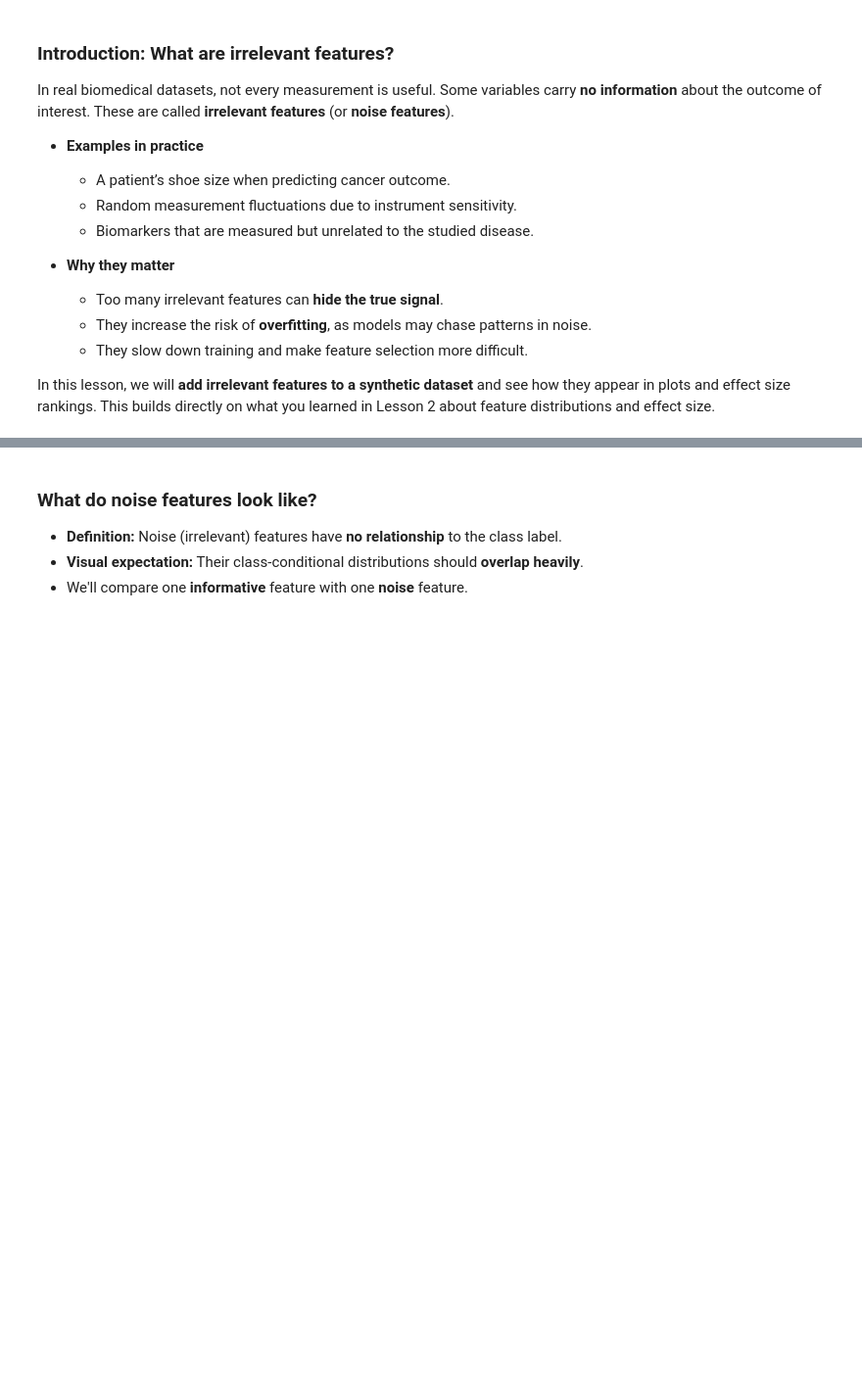
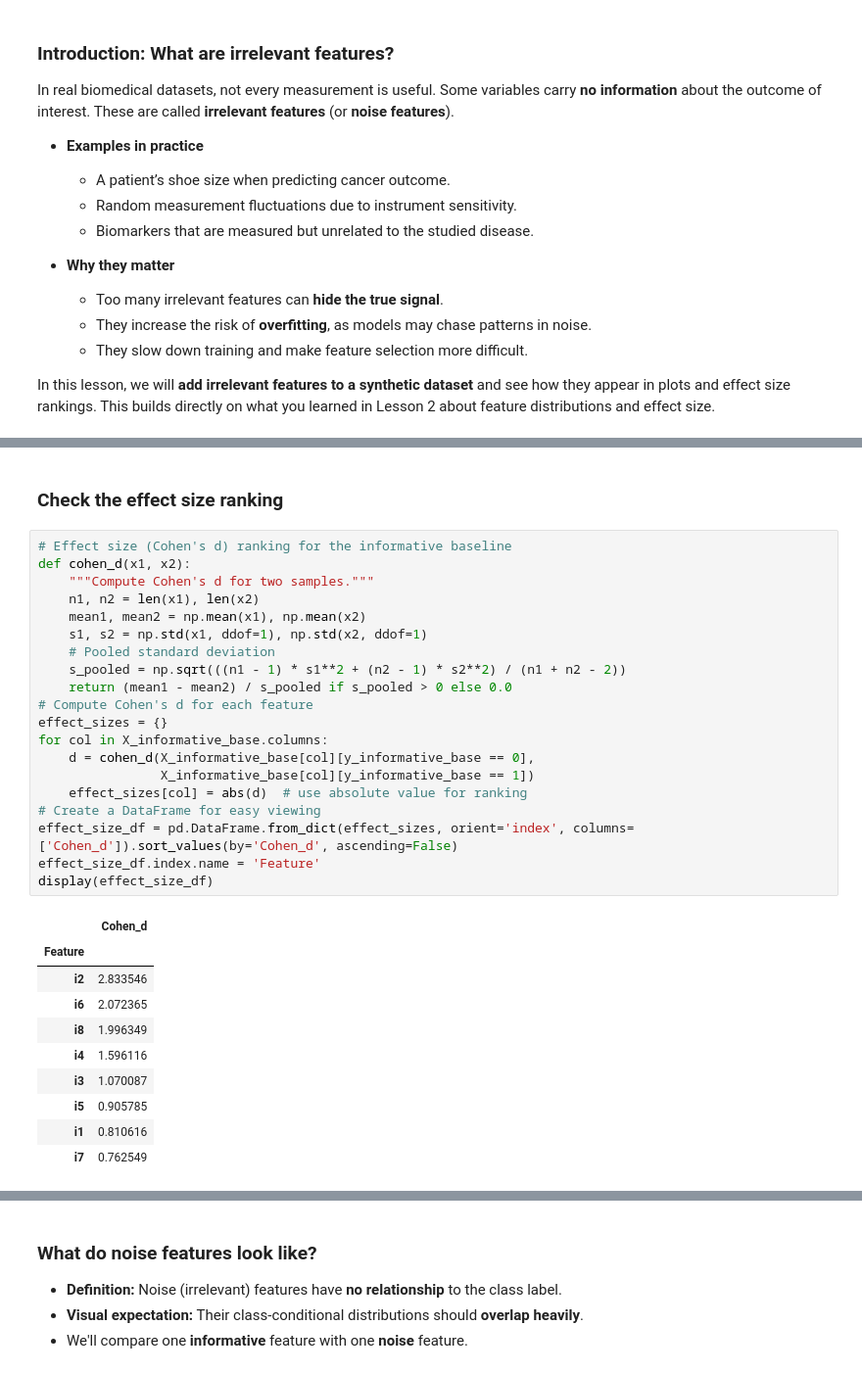
Before and after one commit to sigrun-may/synthetic-biomedical-data-course, a Jupyter notebook: notebooks/03a_irrelevant_features.ipynb, the cells around one changed output, grey strips where cells are left out. Shown at 98% size. Cells and saved outputs as stored; diff of their text form; blank space fills up the shorter version.

```diff
--- a/notebooks/03a_irrelevant_features.ipynb
+++ b/notebooks/03a_irrelevant_features.ipynb
@@ -108,0 +318,33 @@ df.head()
+# %% [markdown]
+### Check the effect size ranking
+# %%
+# Effect size (Cohen's d) ranking for the informative baseline
+def cohen_d(x1, x2):
+    """Compute Cohen's d for two samples."""
+    n1, n2 = len(x1), len(x2)
+    mean1, mean2 = np.mean(x1), np.mean(x2)
+    s1, s2 = np.std(x1, ddof=1), np.std(x2, ddof=1)
+    # Pooled standard deviation
+    s_pooled = np.sqrt(((n1 - 1) * s1**2 + (n2 - 1) * s2**2) / (n1 + n2 - 2))
+    return (mean1 - mean2) / s_pooled if s_pooled > 0 else 0.0
+# Compute Cohen's d for each feature
+effect_sizes = {}
+for col in X_informative_base.columns:
+    d = cohen_d(X_informative_base[col][y_informative_base == 0],
+                X_informative_base[col][y_informative_base == 1])
+    effect_sizes[col] = abs(d)  # use absolute value for ranking
+# Create a DataFrame for easy viewing
+effect_size_df = pd.DataFrame.from_dict(effect_sizes, orient='index', columns=['Cohen_d']).sort_values(by='Cohen_d', ascending=False)
+effect_size_df.index.name = 'Feature'
+display(effect_size_df)
+# %% [output]
+|  | Cohen_d |
+| Feature |  |
+| i2 | 2.833546 |
+| i6 | 2.072365 |
+| i8 | 1.996349 |
+| i4 | 1.596116 |
+| i3 | 1.070087 |
+| i5 | 0.905785 |
+| i1 | 0.810616 |
+| i7 | 0.762549 |
```
Also changed, not shown: parts of 56 cells of this notebook.
